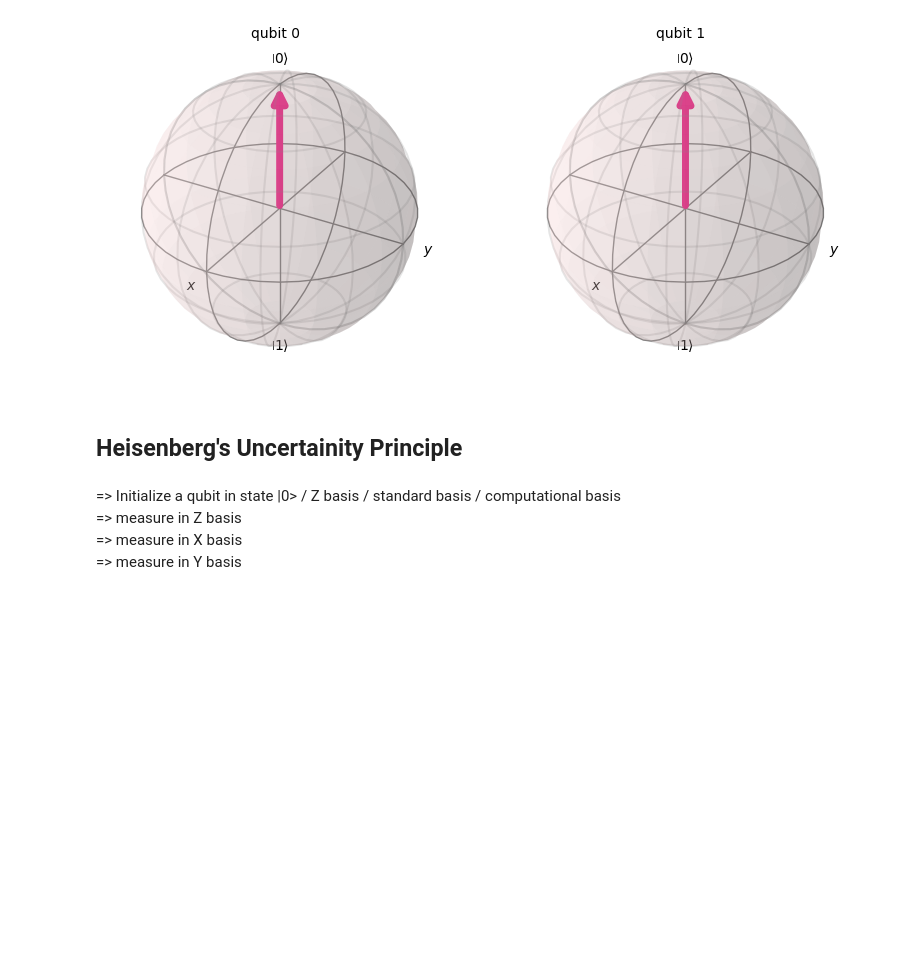
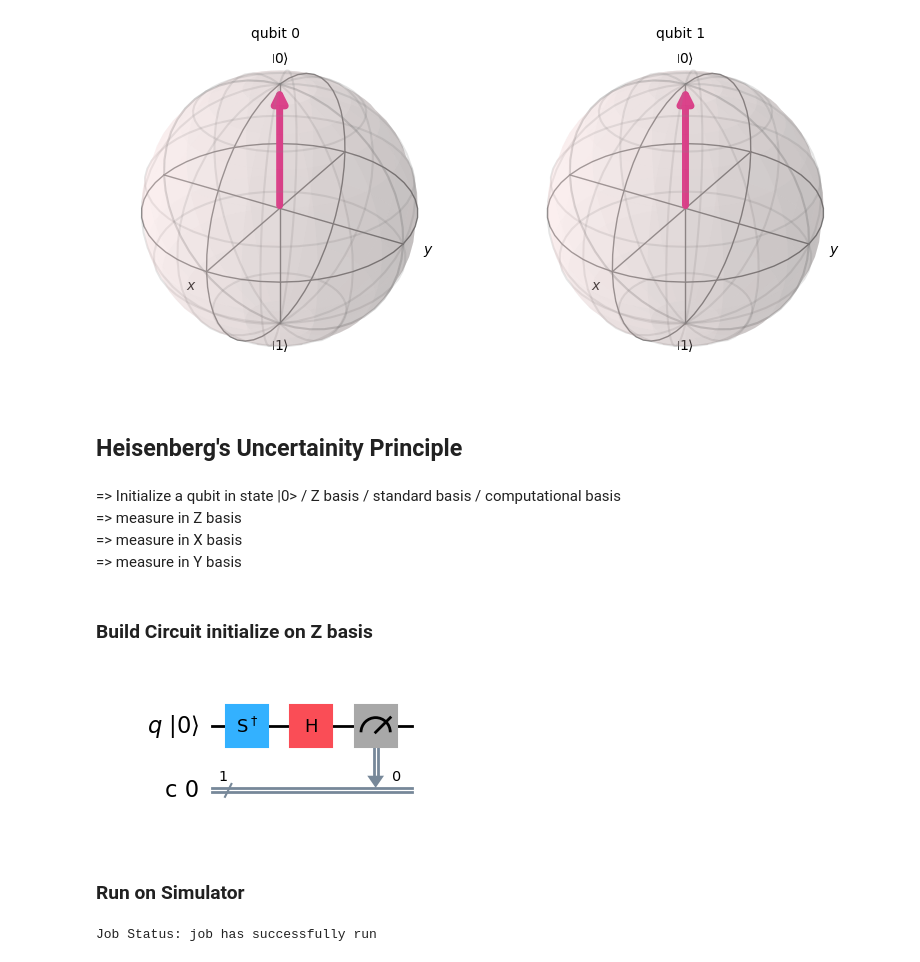
Before and after one commit to LTJ508/Quantum_Computing, a Jupyter notebook: Qiskit Practice/Qiskit_Practice_Lecture_12.ipynb, the cells around one changed output. Cells and saved outputs as stored; diff of their text form; code cells hidden in the pictures; blank space fills up the shorter version.

```diff
--- a/Qiskit Practice/Qiskit_Practice_Lecture_12.ipynb
+++ b/Qiskit Practice/Qiskit_Practice_Lecture_12.ipynb
@@ -189,3 +194,48 @@ plot_bloch_multivector(final_state)
 => measure in Z basis\
 => measure in X basis\
 => measure in Y basis
+# %% [markdown]
+### Build Circuit initialize on Z basis
+# %%
+# create circuit
+circuit = QuantumCircuit(1, 1)
+
+# apply measurement
+#for Z basis
+#circuit.measure(0, 0)
+
+#for X basis
+#circuit.h(0)
+#circuit.measure(0, 0)
+
+# for Y basis
+circuit.sdg(0)
+circuit.h(0)
+circuit.measure(0, 0)
+
+# draw circuit
+circuit.draw(initial_state=True, output="mpl")
+# %% [output]
+[figure, added]
+# %% [markdown]
+### Run on Simulator
+# %%
+# select simulator
+simulator = AerSimulator()
+
+# save statevector
+circuit.save_statevector()
+
+## assemble
+qobj = assemble(circuit)
+
+# run
+job = simulator.run(circuit)
+
+# monitor job
+job_monitor(job)
+
+# get result
+result = job.result()
+# %% [output]
+Job Status: job has successfully run
```
Also changed, not shown: parts of 19 cells of this notebook.
